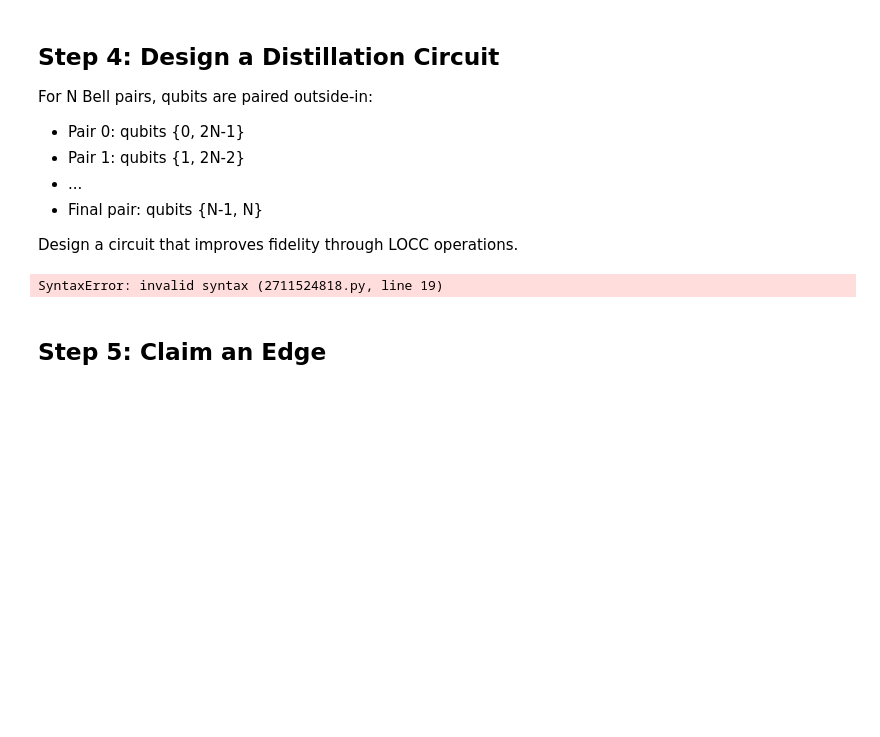
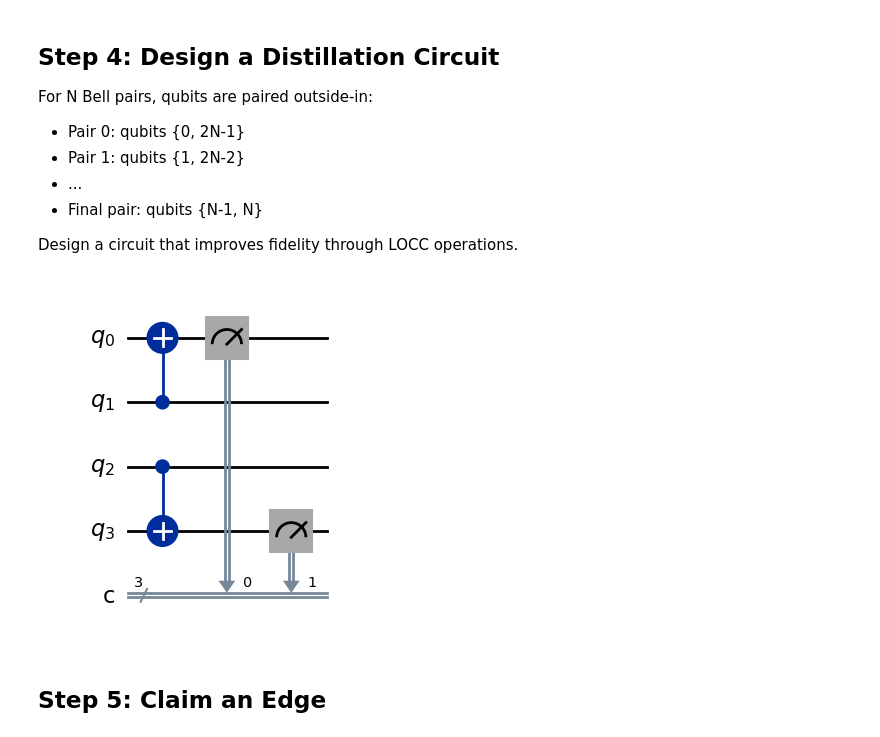
Before and after one commit to Zhar-ptitsa/2026-IonQ, a Jupyter notebook: demo.ipynb, the cells around one changed output. Drawn from its saved outputs; the diff is of its cells as text; code cells hidden in the pictures; blank space fills up the shorter version.

```diff
--- a/demo.ipynb
+++ b/demo.ipynb
@@ -129,33 +126,25 @@ For N Bell pairs, qubits are paired outside-in:
 
 Design a circuit that improves fidelity through LOCC operations.
 # %%
-def create_distillation_circuit(n):
-    """Example distillation circuit template for 2 Bell pairs."""
-    qr = QuantumRegister(2*n, 'q')  # 4 qubits for 2 Bell pairs
-    cr = ClassicalRegister(n+1, 'c')  # Classical bits for measurements + flag
+def create_distillation_circuit():
+
+    qr = QuantumRegister(4, 'q')  # 4 qubits for 2 Bell pairs
+    cr = ClassicalRegister(3, 'c')  # Classical bits for measurements + flag
     qc = QuantumCircuit(qr, cr)
 
-    # TODO: Add your distillation operations here
-    # Qubit layout for N=2:
-    #   q0, q3: Ancilla pair (to be measured)
-    #   q1, q2: Data pair (output)
-    qc.cx(qr[1], qr[0])
-    qc.cx(qr[2], qr[3])
+    qc.cx(qr[1], 0)  # Alice's local CNOT
+    qc.cx(qr[2], 3)  # Bob's local CNOT
 
-    qc.barrier()
+    qc.measure(qr[0], cr[0])
+    qc.measure(qr[3], cr[1])
 
-    qc.measure(qr[0], cr[2])
-    qc.measure(qr[3], cr[3])
-
-    if (c[0]) z q[1];
-    if (c[1]) z q[2];
+    qc.store(cr[2], expr.bit_xor(cr[0], cr[1]))
 
     return qc
-
-circuit = create_distillation_circuit(2)
-print(circuit.draw(output='text'))
+circuit = create_distillation_circuit()
+circuit.draw(output='mpl')
 # %% [output]
-SyntaxError: invalid syntax (2711524818.py, line 19)
+[figure, added]
 # %% [markdown]
 ## Step 5: Claim an Edge
 # %%
```
Also changed, not shown: parts of 10 cells of this notebook.
